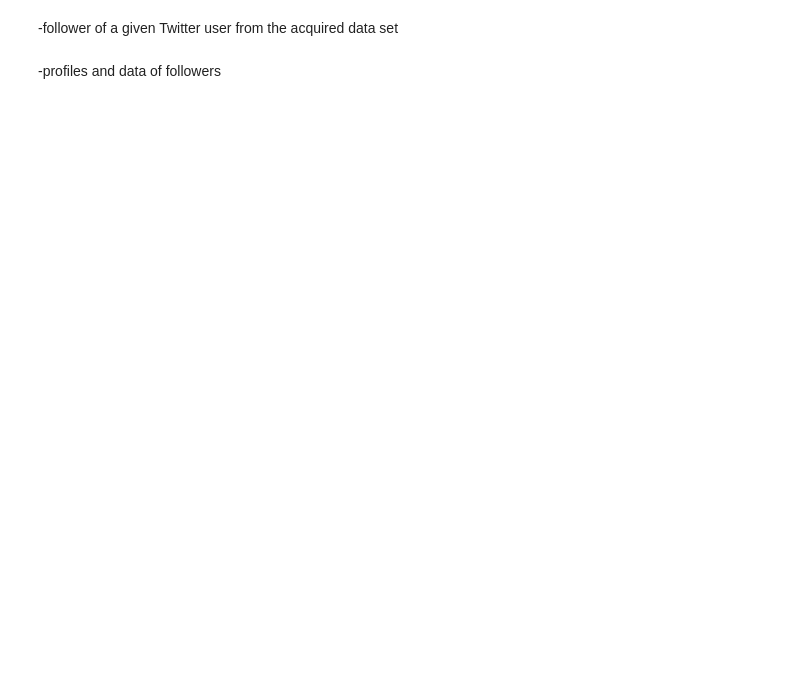
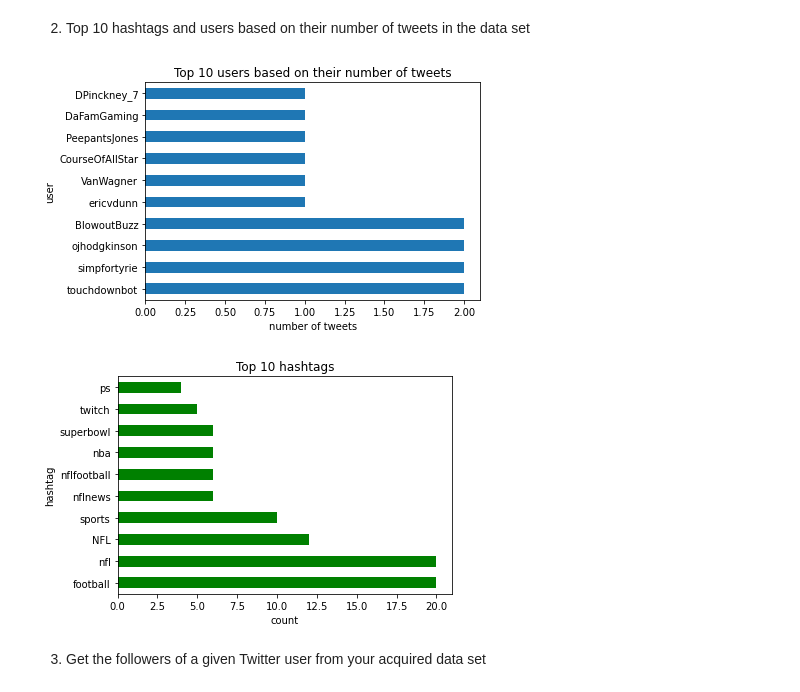
Before and after one commit to beaucarnea/KDSP_Twitter_Data_Analysis, a Jupyter notebook: Twitter_Data_Analysis.ipynb, the cells around one changed output. Cells and saved outputs as stored; diff of their text form; code cells hidden in the pictures; blank space fills up the shorter version.

```diff
--- a/Twitter_Data_Analysis.ipynb
+++ b/Twitter_Data_Analysis.ipynb
@@ -152,16 +141,0 @@ plt.show()
-# %%
-def getHashtags(tweets, event):
-    hashtags = []
-    for tweet in tweets:
-        for word in tweet.lower().split(' '):
-            if word.startswith('#'):
-                word = re.search('#[a-z0-9]*', word)
-                word = word.group(0)
-                if word != event.lower():
-                    hashtags.append(word)
-    return hashtags;
-
-print(df_tweets['Screen_Name'].value_counts().nlargest(10))
-
-df_hashtags = pd.DataFrame(getHashtags(df_tweets['Tweets'], event), columns=['Hashtags'])
-print(df_hashtags['Hashtags'].value_counts().nlargest(10))
@@ -168,2 +181,37 @@ print(df_hashtags['Hashtags'].value_counts().nlargest(10))
+# %% [markdown]
+2. Top 10 hashtags and users based on their number of tweets in the data set
+# %%
+# get hashtag of the data set without initial hashtag
+def getHashtags(tweets, event):
+    hashtags = []
+    for tweet in tweets:
+        for hashtag in tweet.entities["hashtags"]:
+            if '#' + hashtag['text'].lower() != event.lower():
+                hashtags.append(hashtag['text'])
+    return hashtags
+
+# Pandas dataframe with top 10 users
+df_user = df_tweets['Screen_Name'].value_counts().nlargest(10)
+
+# plot top 10 users with horizontal barchart
+df_user_plot = df_user.plot(kind='barh')
+plt.title('Top 10 users based on their number of tweets')
+plt.xlabel('number of tweets')
+plt.ylabel('user')
+plt.show()
+
+# Pandas dataframe with top 10 hashtags
+df_hashtags = pd.DataFrame(getHashtags(tweets, event), columns=['Hashtags'])
+df_hashtags = df_hashtags['Hashtags'].value_counts().nlargest(10)
+
+# plot top 10 hashtags with horizontal barchart
+df_hashtags_plot = df_hashtags.plot(kind='barh', color='green')
+plt.title('Top 10 hashtags')
+plt.xlabel('count')
+plt.ylabel('hashtag')
+plt.show()
+# %% [output]
+[figure, added]
+[figure, added]
 # %% [markdown]
--follower of a given Twitter user from the acquired data set
+3. Get the followers of a given Twitter user from your acquired data set
@@ -179,2 +217,0 @@ print(df_follower)
-# %% [markdown]
--profiles and data of followers
```
Also changed, not shown: parts of 19 cells of this notebook.
